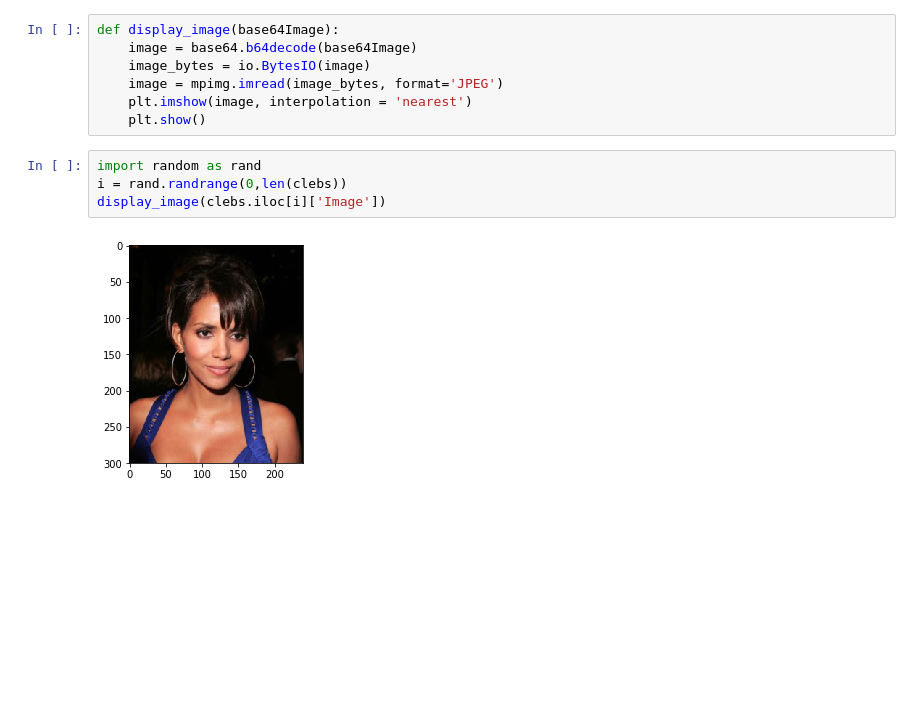
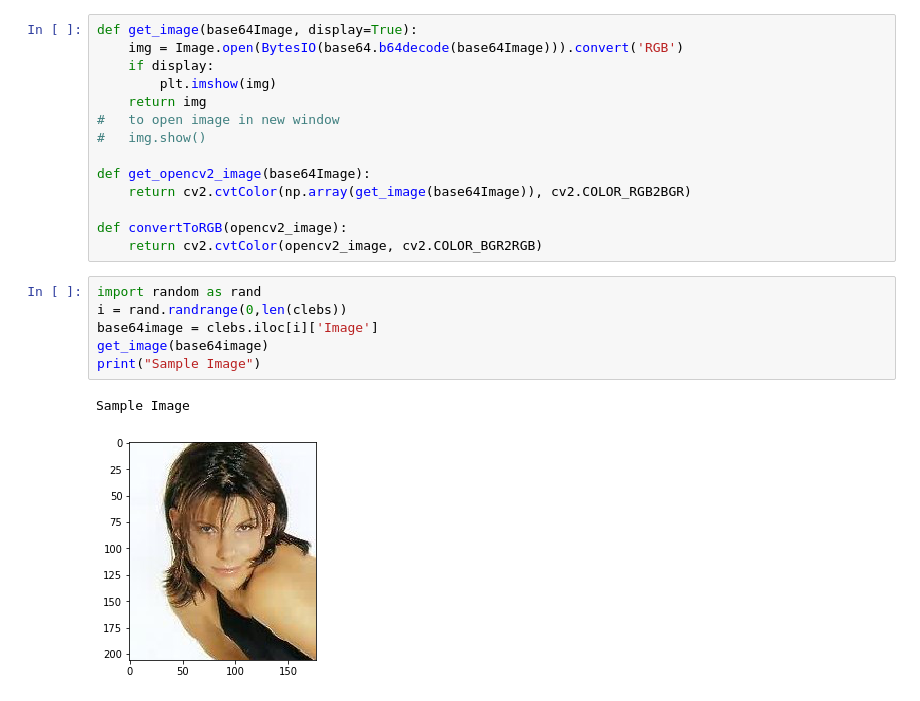
Before and after one commit to NihPat95/Face-Recognition, a Jupyter notebook: FaceRecognition.ipynb, the cells around one changed output. Saved outputs shown, nothing was run; the diff lists cells and outputs as text; blank space fills up the shorter version.

```diff
--- a/FaceRecognition.ipynb
+++ b/FaceRecognition.ipynb
@@ -19,16 +23,26 @@ Stats By Id
 | 50% | 114.000000 |
 | 75% | 116.500000 |
 | max | 127.000000 |
-# %%
-def display_image(base64Image):
-    image = base64.b64decode(base64Image)
-    image_bytes = io.BytesIO(image)
-    image = mpimg.imread(image_bytes, format='JPEG')
-    plt.imshow(image, interpolation = 'nearest')
-    plt.show()
+# %%
+def get_image(base64Image, display=True):
+    img = Image.open(BytesIO(base64.b64decode(base64Image))).convert('RGB')
+    if display:
+        plt.imshow(img)
+    return img
+#   to open image in new window
+#   img.show()
+
+def get_opencv2_image(base64Image):
+    return cv2.cvtColor(np.array(get_image(base64Image)), cv2.COLOR_RGB2BGR)
+
+def convertToRGB(opencv2_image):
+    return cv2.cvtColor(opencv2_image, cv2.COLOR_BGR2RGB)
 # %%
 import random as rand
 i = rand.randrange(0,len(clebs))
-display_image(clebs.iloc[i]['Image'])
+base64image = clebs.iloc[i]['Image']
+get_image(base64image)
+print("Sample Image")
 # %% [output]
+Sample Image
-[figure, old version]
+[figure, new version]
```
Also changed, not shown: parts of 3 cells of this notebook, 40 other files.
